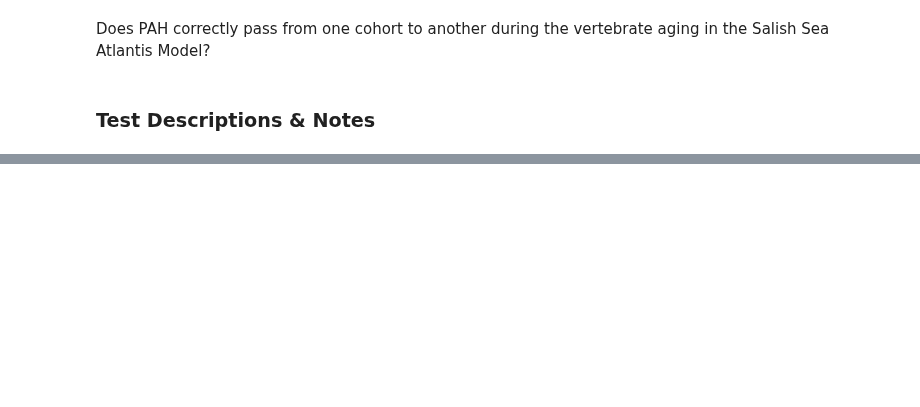
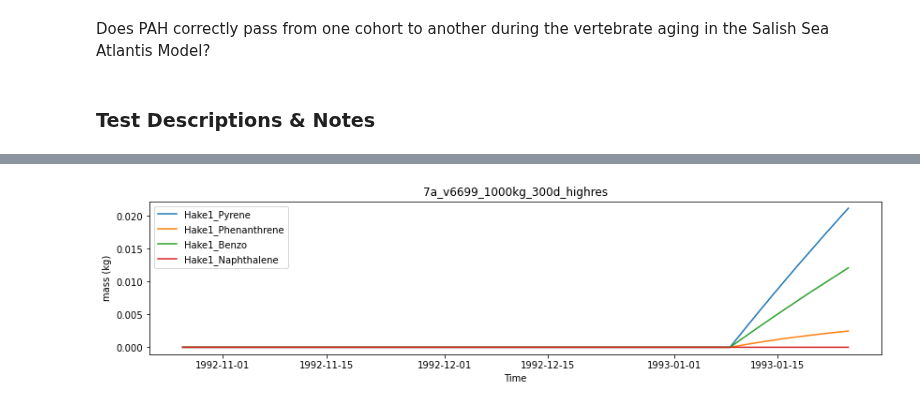
Before and after one commit to SS-Atlantis/analysis-raisha, a Jupyter notebook: notebooks/SSAM-debug-age-structured.ipynb, the cells around one changed output, grey strips where cells are left out. Drawn from its saved outputs; the diff is of its cells as text; code cells hidden in the pictures; blank space fills up the shorter version.

```diff
--- a/notebooks/SSAM-debug-age-structured.ipynb
+++ b/notebooks/SSAM-debug-age-structured.ipynb
@@ -235,0 +82,7 @@ ax.legend(['cohort 1','cohort 2', 'cohort 3','cohort 4','cohort 5'], bbox_to_anc
+# %%
+new_group = {}
+for pah in groups.pahs:
+    new_group['Hake1_'+pah]= 'Hake1_' +pah
+plot_group(new_group, scenario_datasets, scenario_paths)
+# %% [output]
+[figure, added]
```
Also changed, not shown: parts of 33 cells of this notebook.
